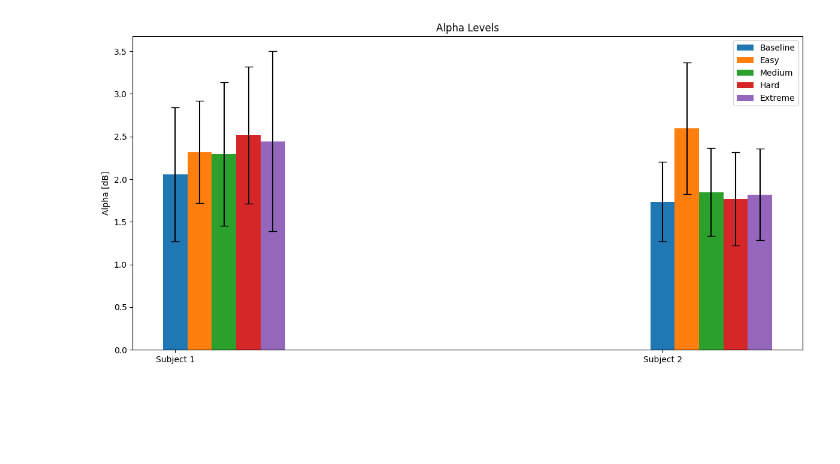
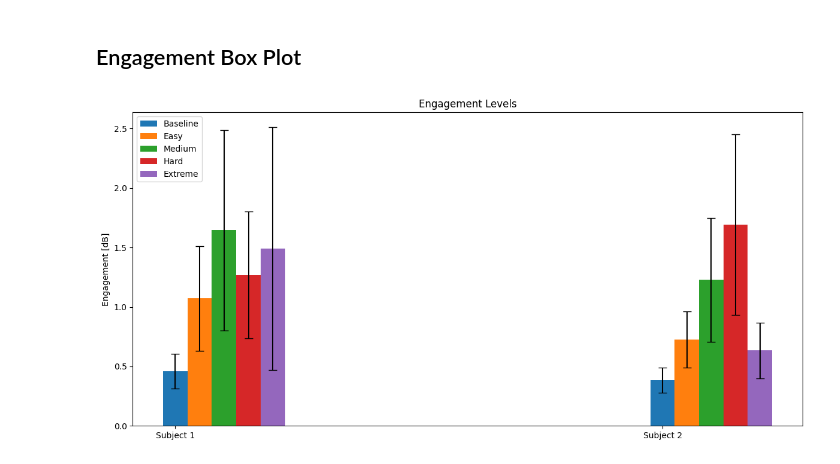
Before and after one commit to aaronjuma/EEGMario, a Jupyter notebook: Analysis/visualization.ipynb, the cells around one changed output. Saved outputs shown, nothing was run; the diff lists cells and outputs as text; code cells hidden in the pictures; blank space fills up the shorter version.

Commit message:
Added Engagement Index

```diff
--- a/Analysis/visualization.ipynb
+++ b/Analysis/visualization.ipynb
@@ -17,22 +17,24 @@ def process_and_average(arr, wave, placement="f"):
     if placement.lower() == "f":
         temp1 = arr[wave+"_AF7"]
         temp2 = arr[wave+"_AF8"]
-    else:
+    elif placement.lower() == "b":
         temp1 = arr[wave+"_TP9"]
         temp2 = arr[wave+"_TP10"]
+    else:
+        raise Exception('Invalid Electrode Placement')
     temp1.dropna(axis = 0, inplace=True)
     temp2.dropna(axis = 0, inplace=True)
     avg = ( temp1 + temp2 ) / 2
     avg = 10**avg
     return avg.to_numpy()
 # %%
-def get_wave(wave, baseline, easy, medium, hard, extreme):
-    data = []
-    base_   = [process_and_average(data, wave) for data in baseline]
-    easy_   = [process_and_average(data, wave) for data in easy]
-    med_    = [process_and_average(data, wave) for data in medium]
-    hard_   = [process_and_average(data, wave) for data in hard]
-    ext_    = [process_and_average(data, wave) for data in extreme]
+def get_wave(wave, placement, baseline, easy, medium, hard, extreme):
+    data    = []
+    base_   = [process_and_average(data, wave, placement) for data in baseline]
+    easy_   = [process_and_average(data, wave, placement) for data in easy]
+    med_    = [process_and_average(data, wave, placement) for data in medium]
+    hard_   = [process_and_average(data, wave, placement) for data in hard]
+    ext_    = [process_and_average(data, wave, placement) for data in extreme]
 
     data.append(base_)
     data.append(easy_)
@@ -41,6 +43,7 @@ def get_wave(wave, baseline, easy, medium, hard, extreme):
     data.append(ext_)
 
     return data
+    # Returns (base, easy, med, hard, ext)
 # %%
 baseline = []
 easy = []
@@ -92,38 +136,53 @@ for i in range(1,3):
+# %% [markdown]
+## Engagement Box Plot
 # %%
-def plot_wave(wave, baseline, easy, medium, hard, extreme):
-    data = get_wave(wave, baseline, easy, medium, hard, extreme)
-    mean_base = [i.mean() for i in data[0]]
-    mean_easy = [i.mean() for i in data[1]]
-    mean_med  = [i.mean() for i in data[2]]
-    mean_hard = [i.mean() for i in data[3]]
-    mean_ext  = [i.mean() for i in data[4]]
+def plot_engagement(baseline, easy, medium, hard, extreme):
+    # Beta / (Alpha + Theta)
+    alpha_ = get_wave("Alpha", "f", baseline, easy, medium, hard, extreme)
+    beta_ = get_wave("Beta", "f", baseline, easy, medium, hard, extreme)
+    theta_ = get_wave("Theta", "f", baseline, easy, medium, hard, extreme)
 
-    std_base = [i.std() for i in data[0]]
-    std_easy = [i.std() for i in data[1]]
-    std_med  = [i.std() for i in data[2]]
-    std_hard = [i.std() for i in data[3]]
-    std_ext  = [i.std() for i in data[4]]
+    engagement = []
+
+    for i in range(0, 5):
+        engagement_ = []
+        for j in range(len(baseline)):
+            engagement_.append(beta_[i][j] / (alpha_[i][j] + theta_[i][j]))
+
+        engagement.append(engagement_)
+
+    mean_base = [i.mean() for i in engagement[0]]
+    mean_easy = [i.mean() for i in engagement[1]]
+    mean_med  = [i.mean() for i in engagement[2]]
+    mean_hard = [i.mean() for i in engagement[3]]
+    mean_ext  = [i.mean() for i in engagement[4]]
+
+    std_base = [i.std() for i in engagement[0]]
+    std_easy = [i.std() for i in engagement[1]]
+    std_med  = [i.std() for i in engagement[2]]
+    std_hard = [i.std() for i in engagement[3]]
+    std_ext  = [i.std() for i in engagement[4]]
 
     labels = [f'Subject {i+1}' for i in range(len(baseline))]
     x = np.arange(len(labels))
     width = 0.05
 
     fig, ax = plt.subplots(figsize=(12,6))
     rects1 = ax.bar(x,          mean_base, width, yerr=std_base, label = "Baseline", capsize = 5)
     rects2 = ax.bar(x+ width,   mean_easy, width, yerr=std_easy, label = "Easy", capsize = 5)
     rects3 = ax.bar(x+ 2*width, mean_med, width, yerr=std_med, label = "Medium", capsize = 5)
     rects4 = ax.bar(x+ 3*width, mean_hard, width, yerr=std_hard, label = "Hard", capsize = 5)
     rects5 = ax.bar(x+ 4*width, mean_ext, width, yerr=std_ext, label = "Extreme", capsize = 5)
 
-    ax.set_ylabel("Alpha [dB]")
-    ax.set_title("Alpha Levels")
+    ax.set_ylabel("Engagement [dB]")
+    ax.set_title("Engagement Levels")
     ax.set_xticks(x)
     ax.set_xticklabels(labels)
     ax.legend()
 
     fig.tight_layout()
     plt.show()
 
-plot_wave("Alpha", baseline, easy, medium, hard, extreme)
+plot_engagement(baseline, easy, medium, hard, extreme)
 # %% [output]
-[figure, old version]
+[figure, new version]
```
Also changed, not shown: parts of 10 cells of this notebook.
